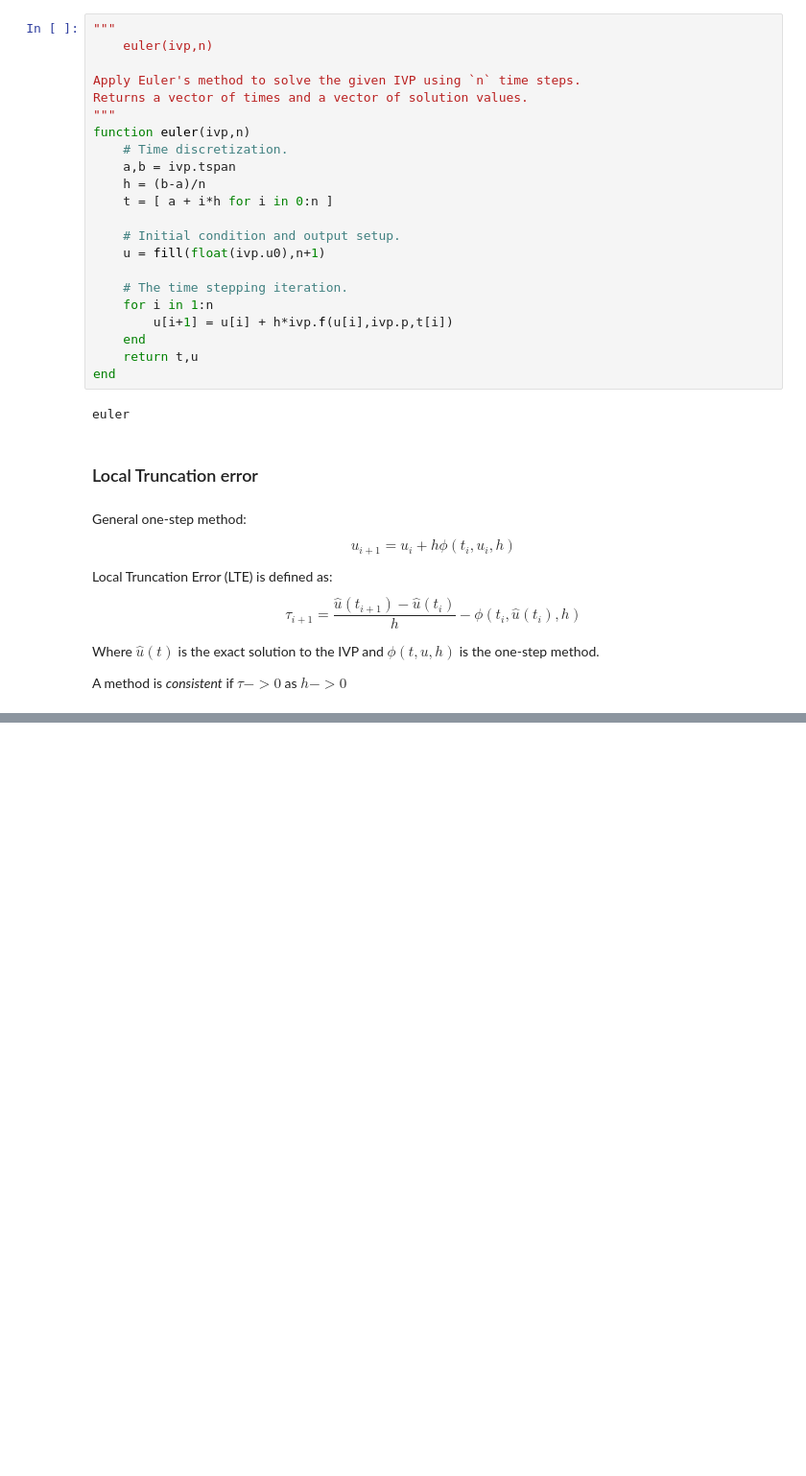
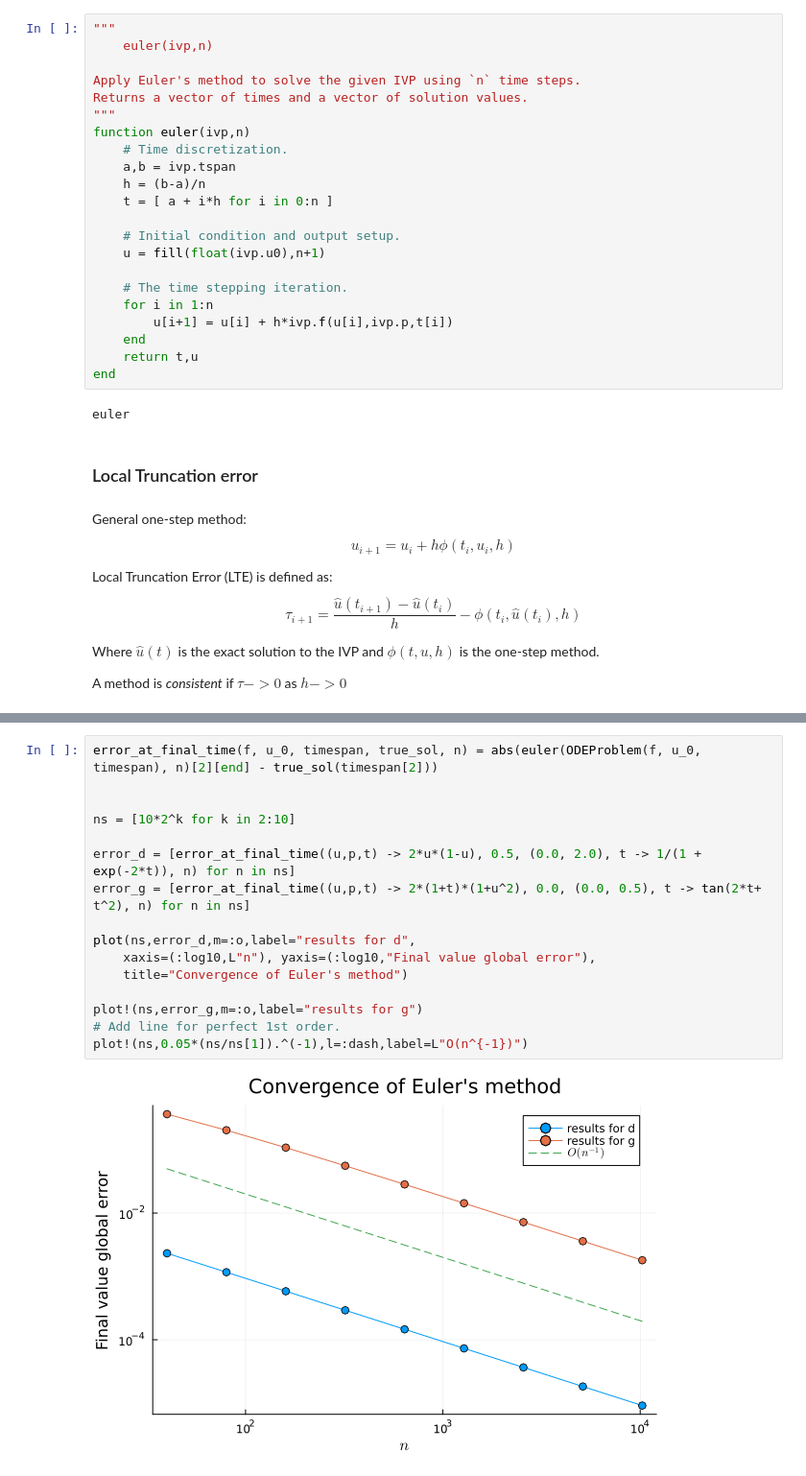
Before and after one commit to DrEntropy/FNC, a Jupyter notebook: chapter6.ipynb, the cells around one changed output, grey strips where cells are left out. Shown at 96% size. Drawn from its saved outputs; the diff is of its cells as text; blank space fills up the shorter version.

```diff
--- a/chapter6.ipynb
+++ b/chapter6.ipynb
@@ -198,0 +226,18 @@ For the euler method, the text shows (using Taylor series) that the LTE for the
+# %%
+error_at_final_time(f, u_0, timespan, true_sol, n) = abs(euler(ODEProblem(f, u_0, timespan), n)[2][end] - true_sol(timespan[2]))
+
+
+ns = [10*2^k for k in 2:10]
+
+error_d = [error_at_final_time((u,p,t) -> 2*u*(1-u), 0.5, (0.0, 2.0), t -> 1/(1 + exp(-2*t)), n) for n in ns]
+error_g = [error_at_final_time((u,p,t) -> 2*(1+t)*(1+u^2), 0.0, (0.0, 0.5), t -> tan(2*t+ t^2), n) for n in ns]
+
+plot(ns,error_d,m=:o,label="results for d",
+    xaxis=(:log10,L"n"), yaxis=(:log10,"Final value global error"),
+    title="Convergence of Euler's method")
+
+plot!(ns,error_g,m=:o,label="results for g")
+# Add line for perfect 1st order.
+plot!(ns,0.05*(ns/ns[1]).^(-1),l=:dash,label=L"O(n^{-1})")
+# %% [output]
+[figure, added]
```
Also changed, not shown: parts of 6 cells of this notebook.
